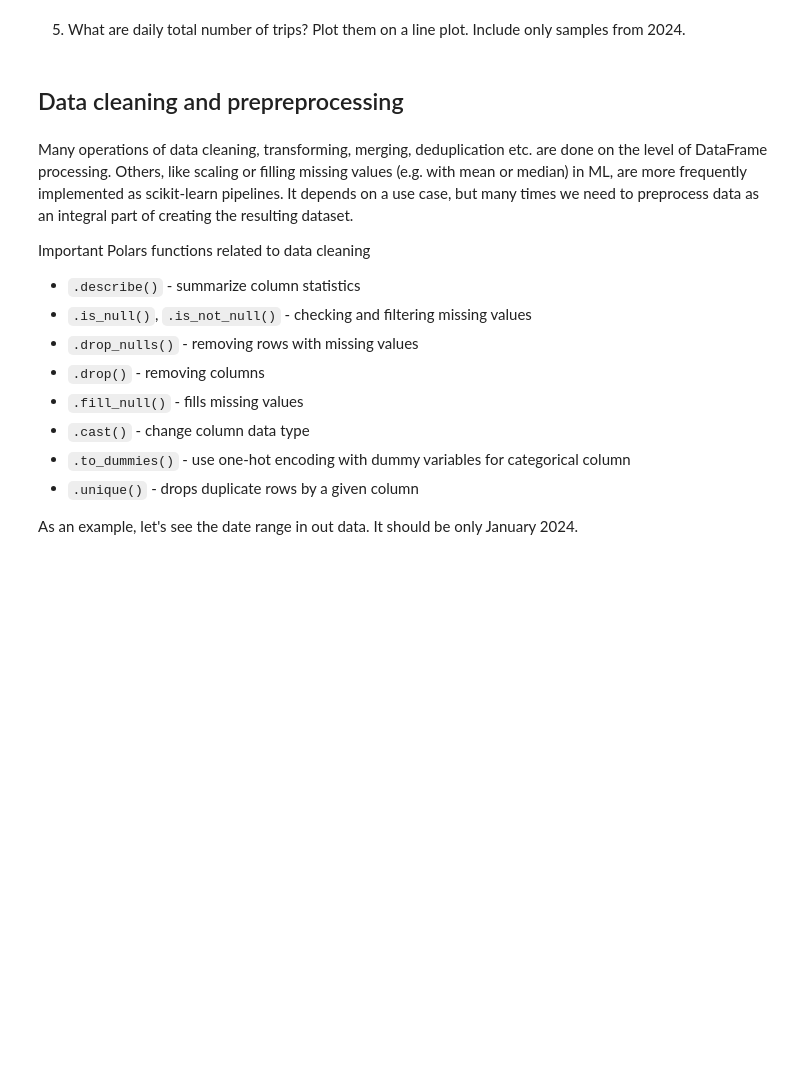
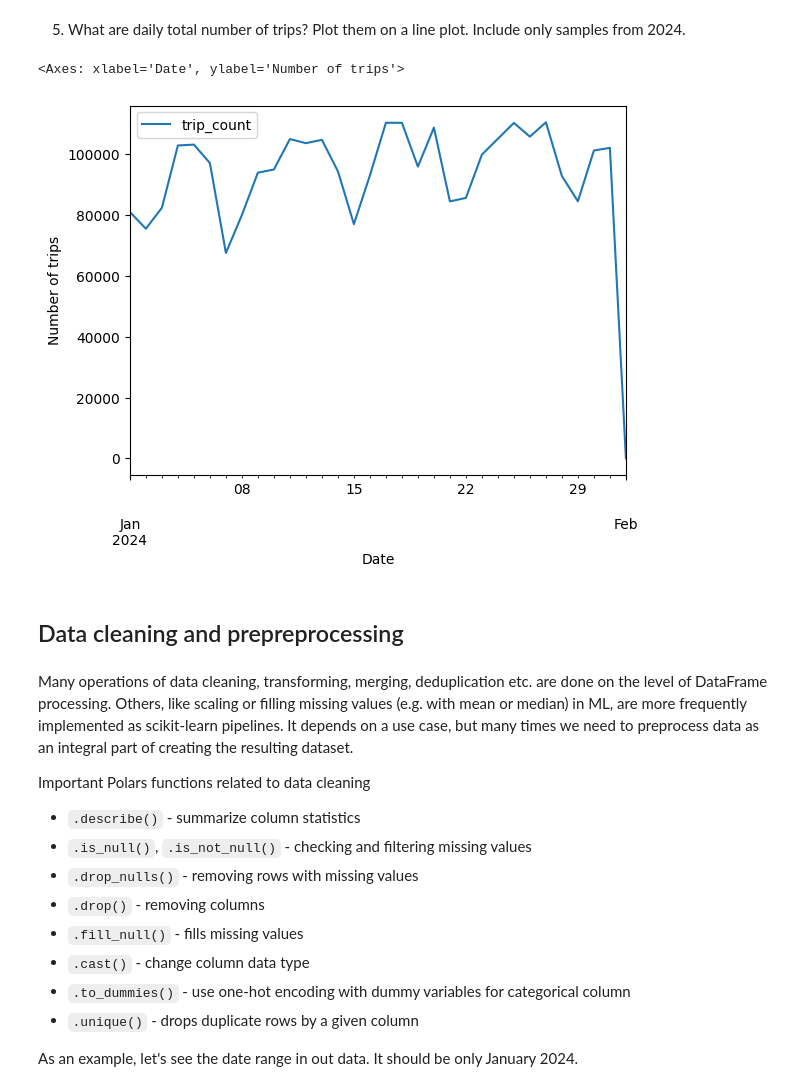
Before and after one commit to lkwinta/mlops, a Jupyter notebook: lab3/lab/notebook_polars.ipynb, the cells around one changed output. Drawn from its saved outputs; the diff is of its cells as text; code cells hidden in the pictures; blank space fills up the shorter version.

```diff
--- a/lab3/lab/notebook_polars.ipynb
+++ b/lab3/lab/notebook_polars.ipynb
@@ -674,5 +699,18 @@ shape: (26_187, 3)
 # %% [markdown]
 5. What are daily total number of trips? Plot them on a line plot. Include only samples from 2024.
+# %%
+(
+    df.filter(pl.col("tpep_pickup_datetime").dt.year() == 2024)
+    .with_columns(pl.col("tpep_pickup_datetime").dt.date().alias("trip_date"))
+    .group_by("trip_date")
+    .agg(pl.len().alias("trip_count"))
+    .sort("trip_date")
+    .to_pandas()
+    .plot.line(x="trip_date", y="trip_count", xlabel="Date", ylabel="Number of trips")
+)
+# %% [output]
+<Axes: xlabel='Date', ylabel='Number of trips'>
+[figure, added]
 # %% [markdown]
 ## Data cleaning and prepreprocessing
 # %% [markdown]
```
Also changed, not shown: parts of 40 cells of this notebook, 2 other files.
